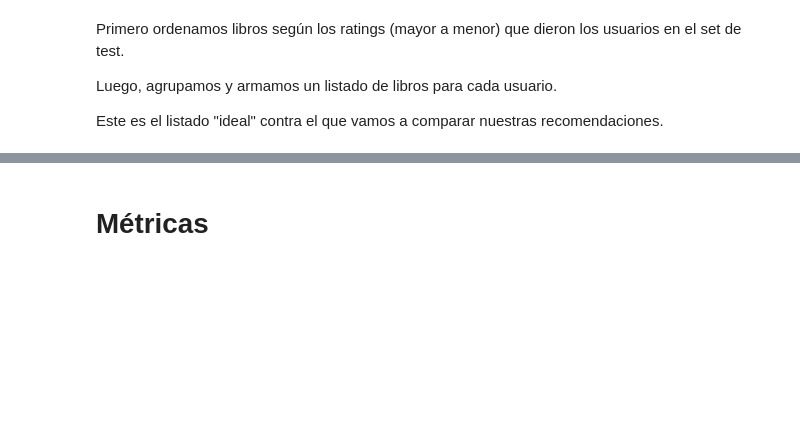
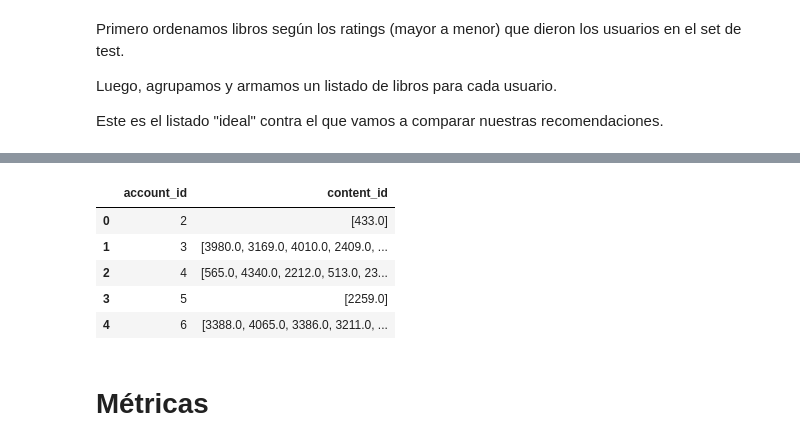
Before and after one commit to ivanjavierparra/Data-Science-Sprint-3, a Jupyter notebook: Entrega_3.ipynb, the cells around one changed output, grey strips where cells are left out. Saved outputs shown, nothing was run; the diff lists cells and outputs as text; code cells hidden in the pictures; blank space fills up the shorter version.

```diff
--- a/Entrega_3.ipynb
+++ b/Entrega_3.ipynb
@@ -1173,3 +1199,12 @@ Wall time: 4.3 s
 | 2 | 4 | [2314.0, 728.0, 4129.0, 2344.0, 2... |
 | 3 | 5 | [2259.0] |
 | 4 | 6 | [3902.0, 3211.0, 3386.0, 4065.0, ... |
+# %%
+%%time
+ideal_recomms =\
+    test\
+    .sort_values(by=["account_id"], ascending=False)\
+    .groupby(["account_id"], as_index=False)\
+    .agg({"content_id": "unique"})
+ideal_recomendations_df.head()
+# %% [output]
@@ -1176,3 +1212,9 @@ Wall time: 4.3 s
+|  | account_id | content_id |
+| 0 | 2 | [433.0] |
+| 1 | 3 | [3980.0, 3169.0, 4010.0, 2409.0, ... |
+| 2 | 4 | [565.0, 4340.0, 2212.0, 513.0, 23... |
+| 3 | 5 | [2259.0] |
+| 4 | 6 | [3388.0, 4065.0, 3386.0, 3211.0, ... |
 # %% [markdown]
 # Métricas
 # %%
```
Also changed, not shown: parts of 20 cells of this notebook.
